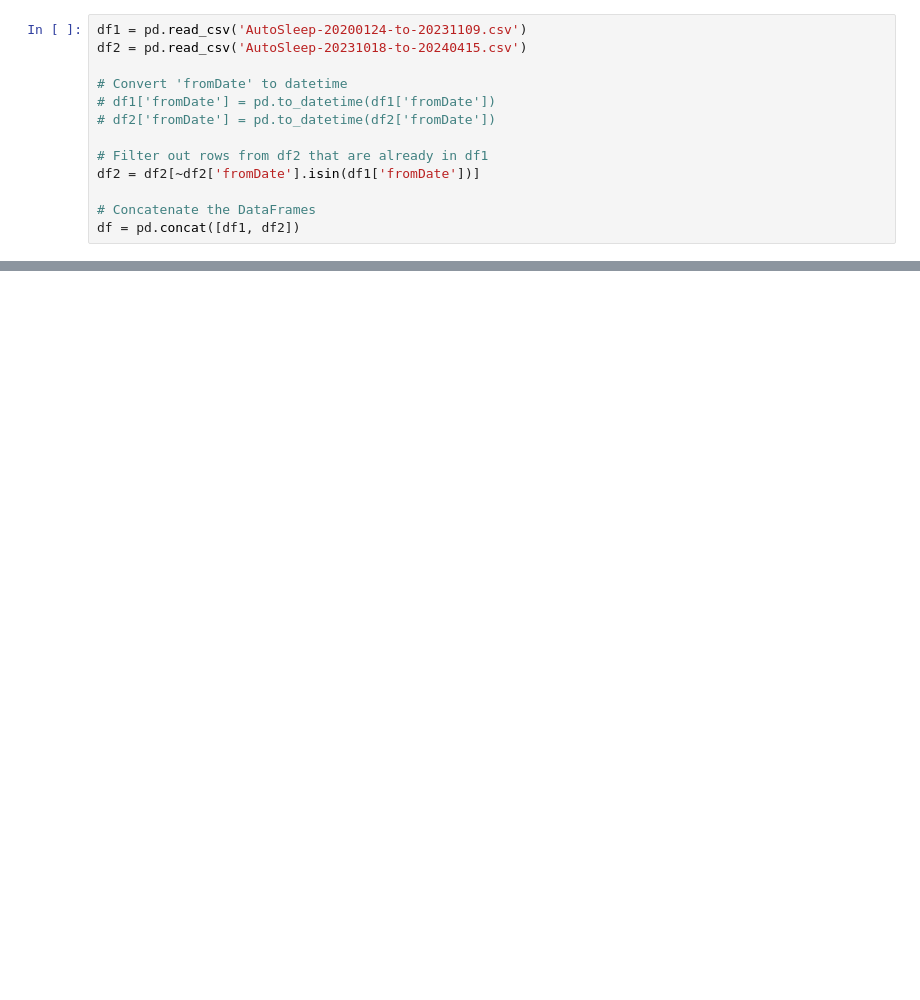
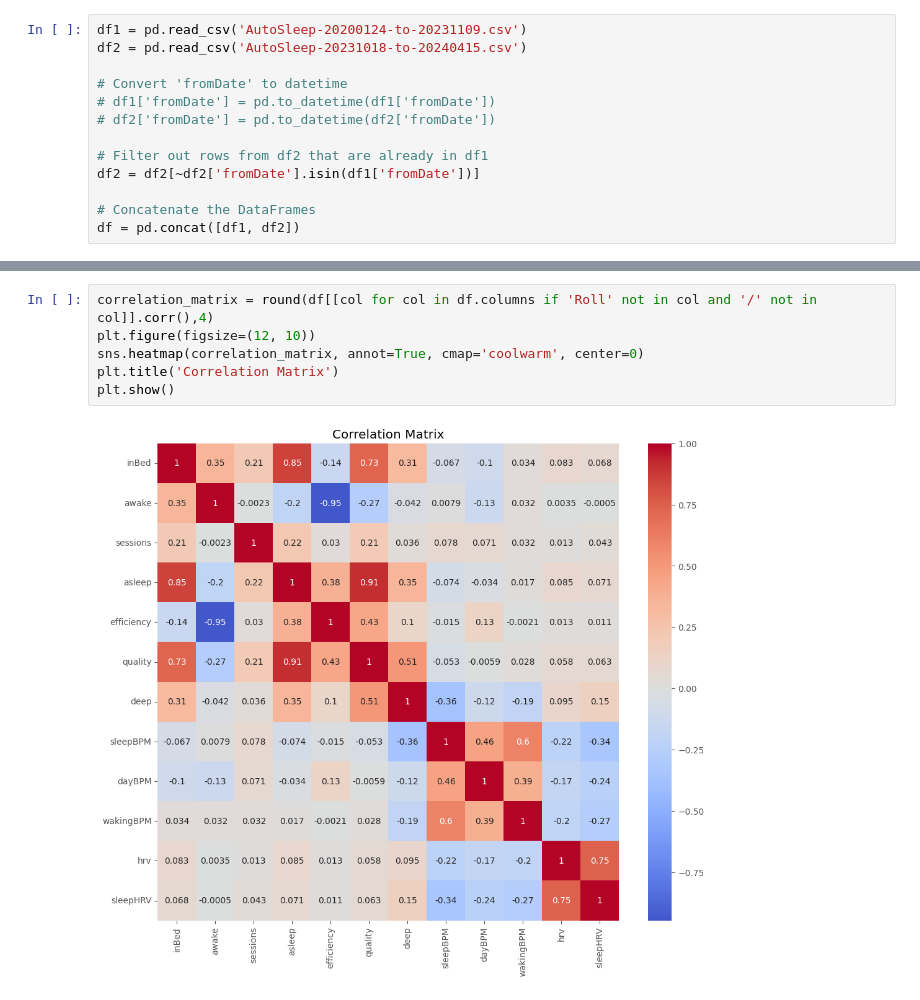
Before and after one commit to palmerac/sleep, a Jupyter notebook: sleep.ipynb, the cells around one changed output, grey strips where cells are left out. Saved outputs shown, nothing was run; the diff lists cells and outputs as text; blank space fills up the shorter version.

```diff
--- a/sleep.ipynb
+++ b/sleep.ipynb
@@ -100,0 +160,8 @@ SyntaxError: invalid syntax (75238944.py, line 1)
+# %%
+correlation_matrix = round(df[[col for col in df.columns if 'Roll' not in col and '/' not in col]].corr(),4)
+plt.figure(figsize=(12, 10))
+sns.heatmap(correlation_matrix, annot=True, cmap='coolwarm', center=0)
+plt.title('Correlation Matrix')
+plt.show()
+# %% [output]
+[figure, added]
```
Also changed, not shown: parts of 16 cells of this notebook.
